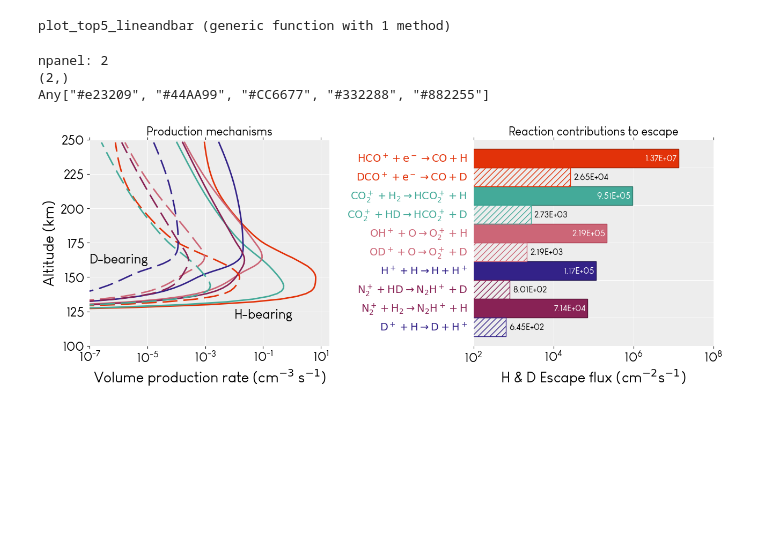
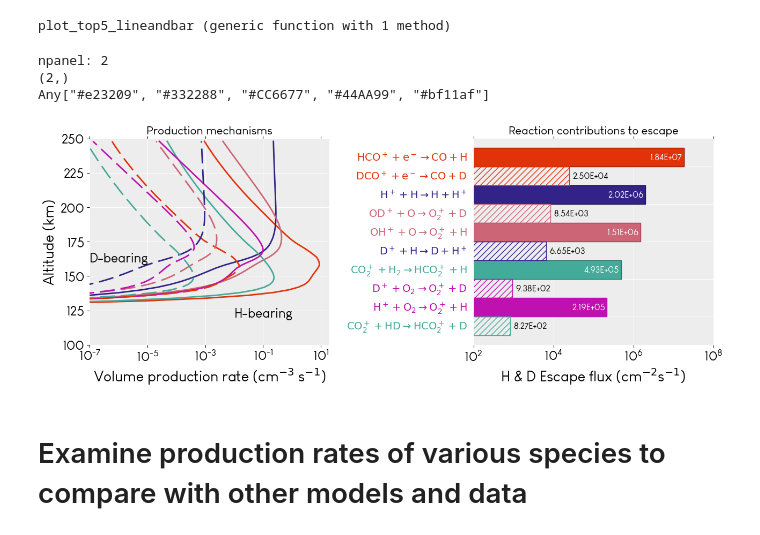
Before and after one commit to emcangi/VenusPhotochemistry, a Jupyter notebook: ! Venus Results.ipynb, the cells around one changed output. Saved outputs shown, nothing was run; the diff lists cells and outputs as text; code cells hidden in the pictures; blank space fills up the shorter version.

Commit message:
lots of changes made by Mike in preparation for the Venus HCO+ paper

```diff
--- a/! Venus Results.ipynb
+++ b/! Venus Results.ipynb
@@ -132,6 +130,7 @@ all_result_plot_folder = "$(@__DIR__)/../Results/FirstLook_Plots/"
 # %%
-mean_folder = results_dir*"I-Ts735Tm170Te260-W1e-6-Smean_wh9lxg6r_venus_initial_convergence_v0.7/"
-mean_atm = get_ncurrent(mean_folder*"final_atmosphere.h5");
+mean_folder = results_dir*"I-Ts735Tm170Te290-W1e-6-Smean_c1JKkl1M_venus_initial_convergence_v0.7/"  # fixed BC sign convention, Ar transport
+#mean_folder = results_dir*"I-Ts735Tm170Te290-W1e-5-Smean_TBKJGoKI_venus_initial_convergence_v0.7/"  # fixed BC sign convention, Ar transport
+mean_atm = get_ncurrent(mean_folder*"/final_atmosphere.h5");
 
 vardict = load_from_paramlog(mean_folder);
 
@@ -150,3 +149,6 @@ Tprof_for_diffusion = vardict["Tprof_for_diffusion"];
 Hs_dict = vardict["Hs_dict"];
 speciesbclist = vardict["speciesbclist"];
 transport_species = vardict["transport_species"];
+
+rshortcode = vardict["rshortcode"]
+hrshortcode = vardict["hrshortcode"]
@@ -174,0 +373,5 @@ plot_atm(mean_atm, all_result_plot_folder*"final_atm_for_SI.png", 1e-12, electro
+# %%
+fig, ax = subplots(1,1)
+ax.plot((mean_atm[:Dpl]./mean_atm[:H2pl]),alt[2:end-1]/1e5)
+ax.set_xlim(0,10)
+#ax.set_xscale("log")
@@ -174,0 +381,15 @@ plot_atm(mean_atm, all_result_plot_folder*"final_atm_for_SI.png", 1e-12, electro
+# %%
+fig, (ax_dens, ax_ratio) = subplots(1,2,sharey=true)
+ax_dens.plot(mean_atm[:Dpl],alt[2:end-1]/1e5)
+ax_dens.plot(mean_atm[:H2pl],alt[2:end-1]/1e5)
+#ax.set_xlim(0,10)
+ax_dens.set_xscale("log")
+ax_dens.set_xlim(1e-3,1)
+ax_dens.set_ylabel("Altitude [km]")
+ax_dens.set_xlabel("Density [cm"*L"^{-3}"*"]")
+ax_dens.text(0.1,155,"D+", color="tab:blue")
+ax_dens.text(0.02,200,L"\mathrm{H}_2^+", color="tab:orange")
+
+ax_ratio.plot(mean_atm[:Dpl]./mean_atm[:H2pl],alt[2:end-1]/1e5, color="gray")
+ax_ratio.set_xlim(0,10)
+ax_ratio.set_xlabel("[D"*L"^+"*"]/"*"[H"*L"_2^+"*"]")
@@ -390,12 +614,14 @@ D_prod_by_alt = escaping_hot_atom_production(:D, hDnet, hDrc, mean_atm, Mtot; al
 D_prod_by_alt_df = escaping_hot_atom_production(:D, hDnet, hDrc, mean_atm, Mtot; returntype="df", all_species, alt, collision_xsect, dz, ion_species, Jratedict=Jratedict, molmass, non_bdy_layers, num_layers, n_alt_index, Tn=Tn, Ti=Ti, Te=Te, zmax)
 total_hot_D = nonthermal_escape_flux(hDnet, D_prod_by_alt; dz);
 # %%
-plot_top5_lineandbar(total_hot_H, total_hot_D, H_prod_by_alt_df, D_prod_by_alt_df; savepath=all_result_plot_folder,
+plot_top5_lineandbar(total_hot_H, total_hot_D, H_prod_by_alt_df, D_prod_by_alt_df; savepath=mean_folder,
                      nrow=1, ncol=2,
                      lowerlim=[1e-7,1e-7,1e-7], upperlim=[20,20,20], w=0.6, h=0.25,
                      coltitle=["Mean atmo"])
 # %% [output]
 npanel: 2
 (2,)
-Any["#e23209", "#44AA99", "#CC6677", "#332288", "#882255"]
+Any["#e23209", "#332288", "#CC6677", "#44AA99", "#bf11af"]
-[figure, old version]
+[figure, new version]
+# %% [markdown]
+# Examine production rates of various species to compare with other models and data
```
Also changed, not shown: parts of 53 cells of this notebook.
